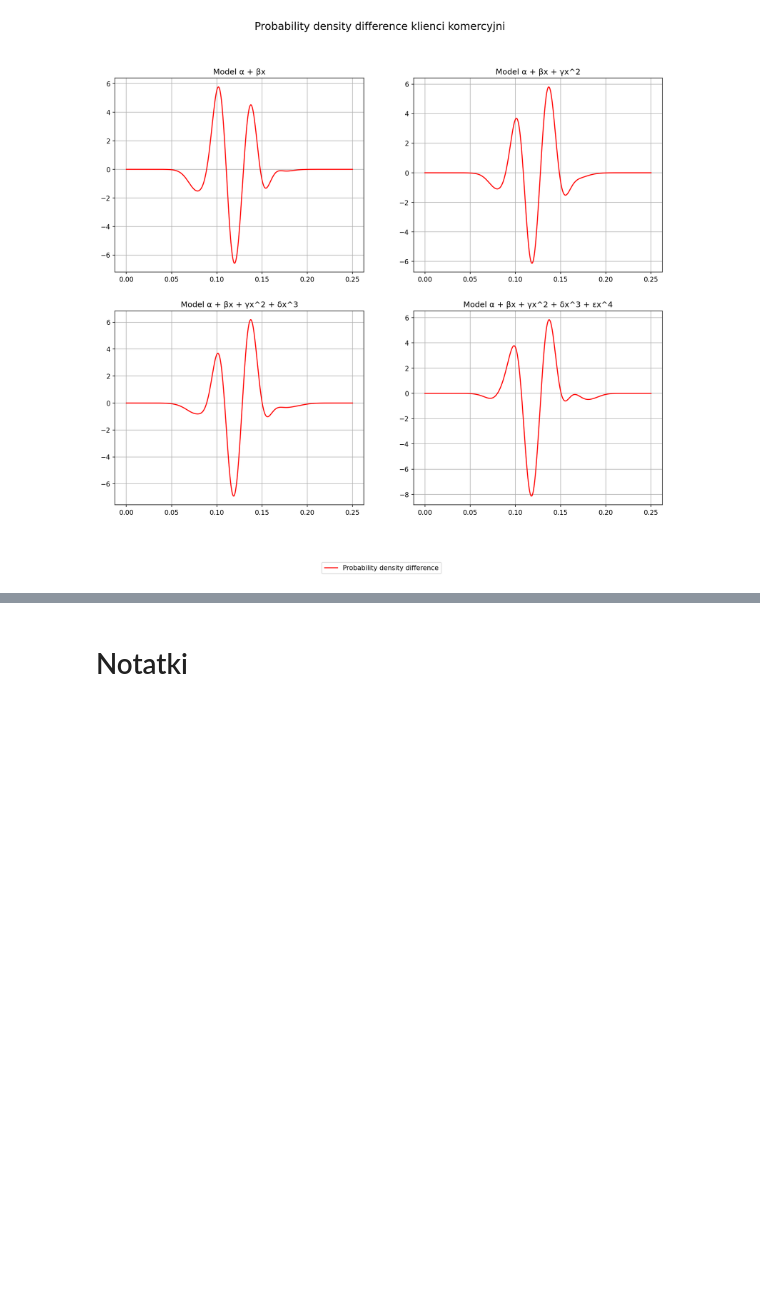
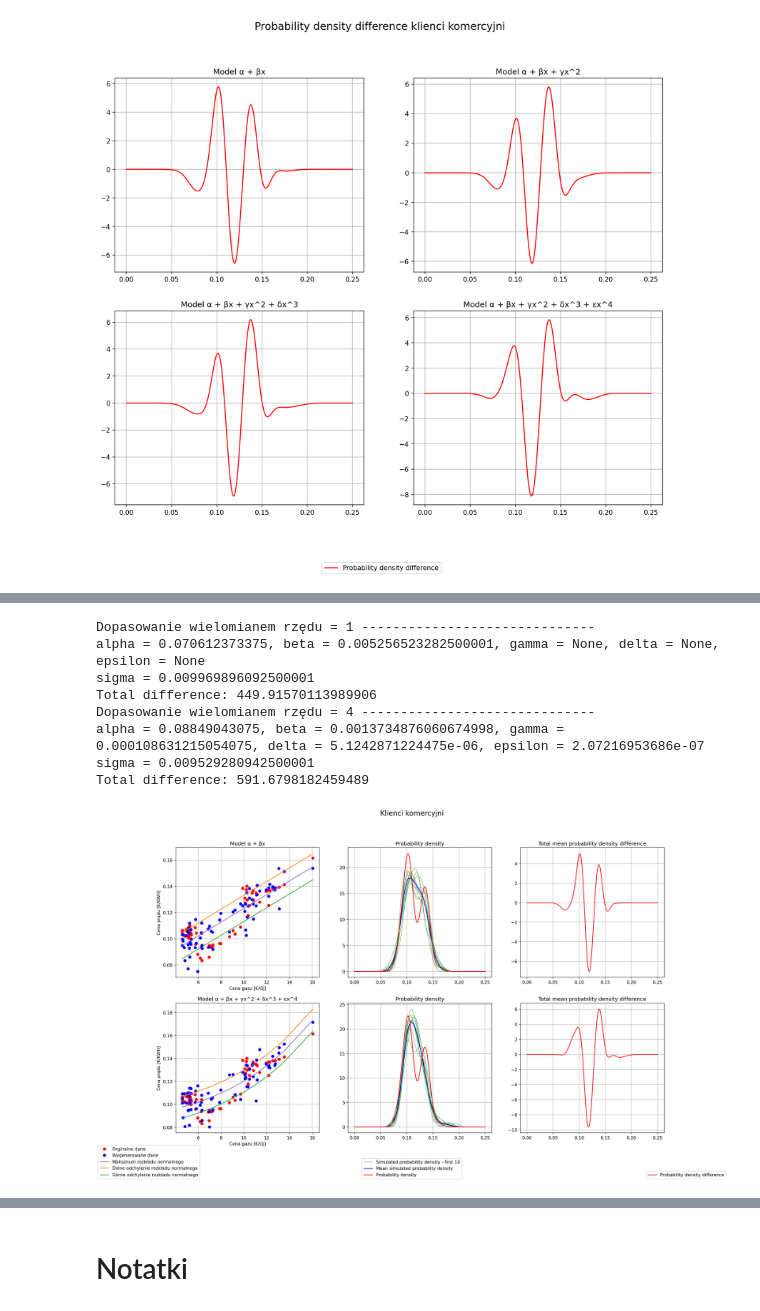
Before and after one commit to JTSawicki/Projekt-DataAnalytics-2022, a Jupyter notebook: Source_Code/Models 2.ipynb, the cells around one changed output, grey strips where cells are left out. Saved outputs shown, nothing was run; the diff lists cells and outputs as text; code cells hidden in the pictures; blank space fills up the shorter version.

```diff
--- a/Source_Code/Models 2.ipynb
+++ b/Source_Code/Models 2.ipynb
@@ -305,0 +362,36 @@ Total difference: 522.7070392160405
+# %%
+f, axs = plt.subplots(2, 3, figsize=(20,12), dpi=150)
+
+# Wielomian stopnia 1
+PlotFitedData(gi_mean_list, ei_mean_list, i_fit_degree1, 1, axs[0, 0], alternatedTitle=True)
+(i_density1, i_sim_density1, ui1) = PlotProbabilityDensity(ei_mean_list, i_fit_degree1, 1, axs[0, 1], densityNum=10, linEnd=0.25, alternatedTitle=True)
+PlotDensityDifference(i_density1, i_sim_density1, ui1, 1, axs[0, 2], alternatedTitle=True)
+
+# Wielomian stopnia 4
+PlotFitedData(gi_mean_list, ei_mean_list, i_fit_degree4, 4, axs[1, 0], alternatedTitle=True)
+(i_density4, i_sim_density4, ui4) = PlotProbabilityDensity(ei_mean_list, i_fit_degree4, 4, axs[1, 1], densityNum=10, linEnd=0.25, alternatedTitle=True)
+PlotDensityDifference(i_density4, i_sim_density4, ui4, 4, axs[1, 2], alternatedTitle=True)
+
+f.suptitle('Klienci komercyjni', fontsize=16)
+plt.rcParams['axes.grid'] = True
+
+handles1, labels1 = axs[0, 0].get_legend_handles_labels()
+handles2, labels2 = axs[0, 1].get_legend_handles_labels()
+handles3, labels3 = axs[0, 2].get_legend_handles_labels()
+
+f.legend(handles1, labels1, loc='lower left')
+f.legend(handles2, labels2, loc='lower center')
+f.legend(handles3, labels3, loc='lower right')
+
+plt.savefig('Klienci komercyjni - all.png', dpi=300, facecolor='w')
+plt.show()
+# %% [output]
+Dopasowanie wielomianem rzędu = 1 ------------------------------
+alpha = 0.070612373375, beta = 0.005256523282500001, gamma = None, delta = None, epsilon = None
+sigma = 0.009969896092500001
+Total difference: 449.91570113989906
+Dopasowanie wielomianem rzędu = 4 ------------------------------
+alpha = 0.08849043075, beta = 0.0013734876060674998, gamma = 0.000108631215054075, delta = 5.1242871224475e-06, epsilon = 2.07216953686e-07
+sigma = 0.009529280942500001
+Total difference: 591.6798182459489
+[figure, added]
```
Also changed, not shown: parts of 6 cells of this notebook.
